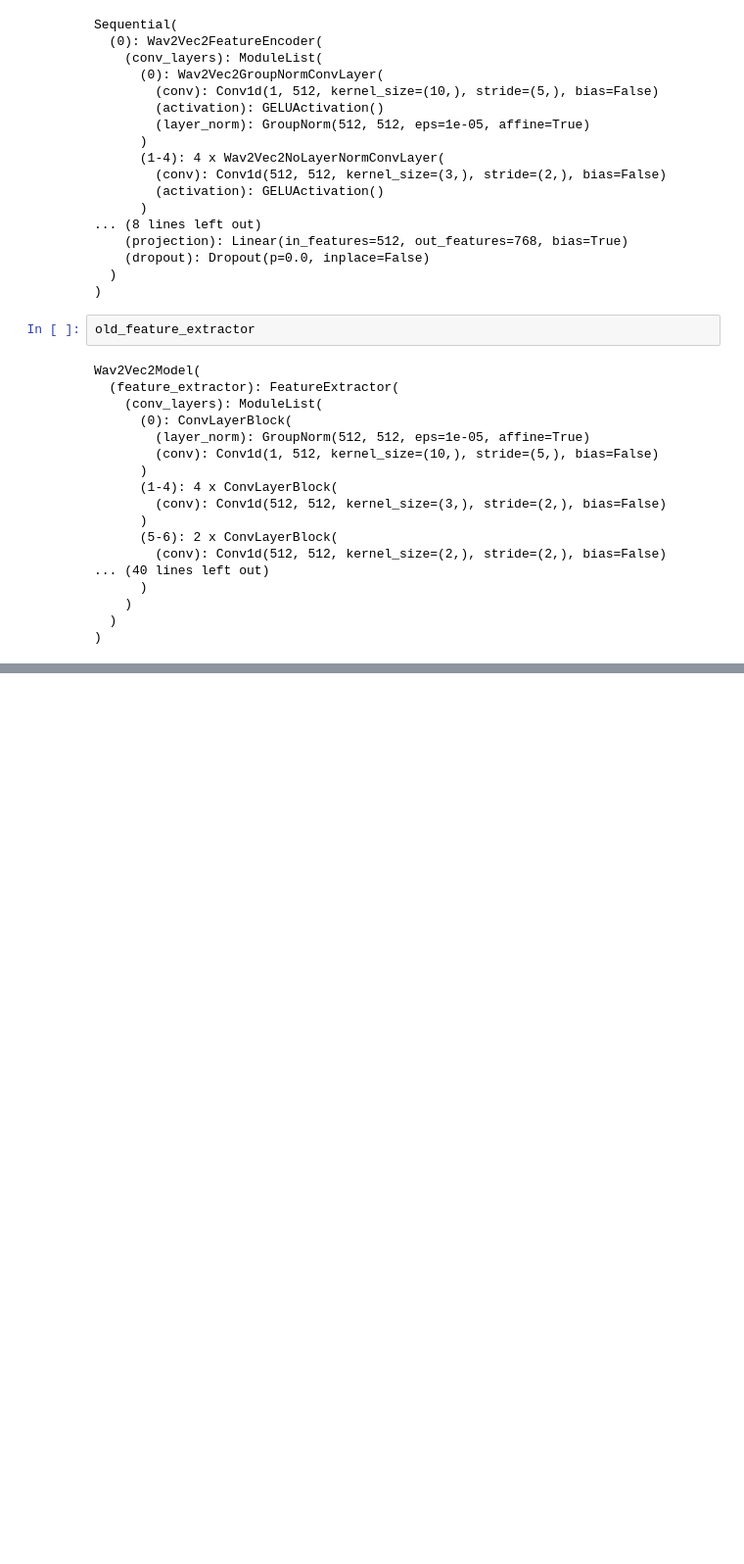
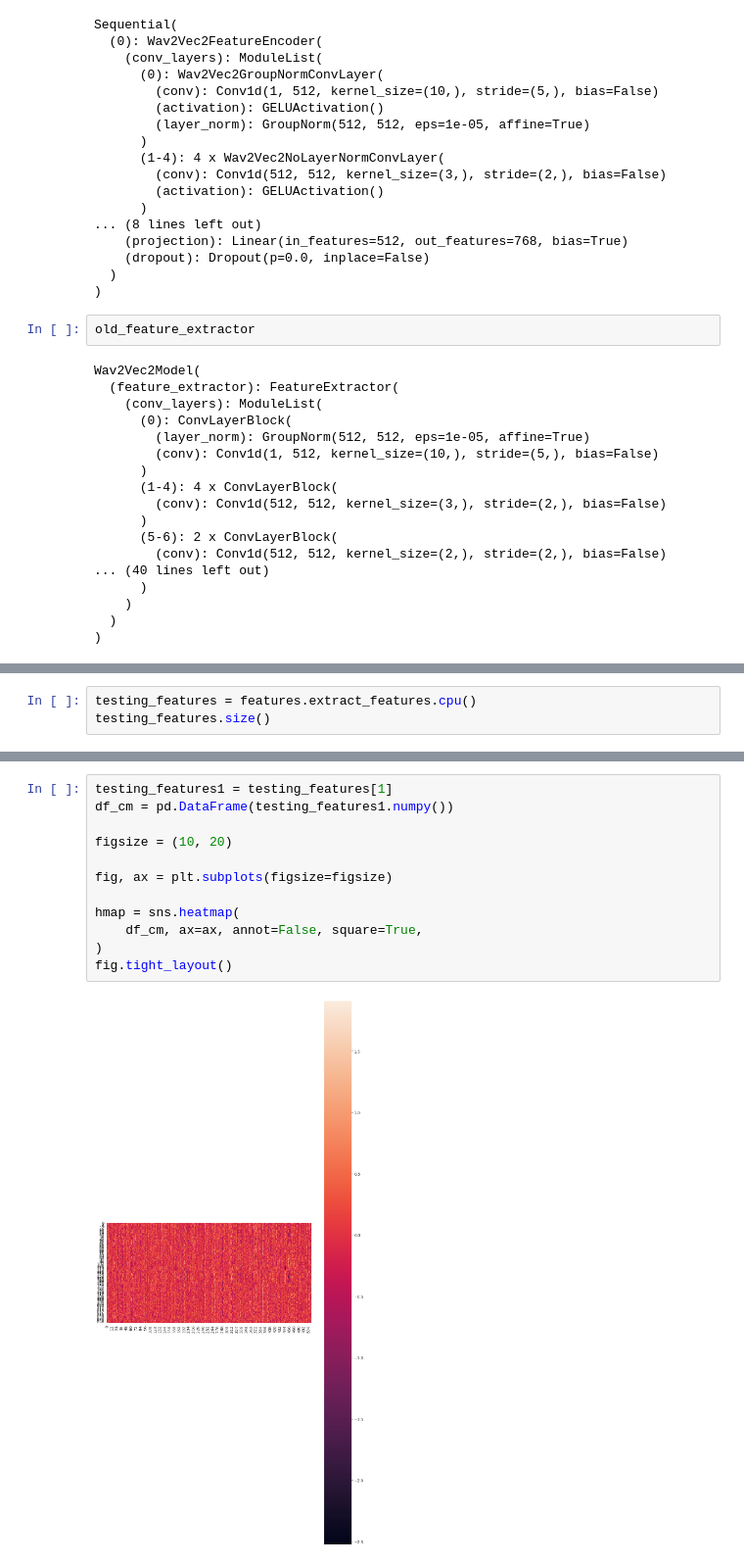
Before and after one commit to 2Maze/emotions-classify, a Jupyter notebook: notebooks/test.ipynb, the cells around one changed output, grey strips where cells are left out. Shown: that part at 98% size. Saved outputs shown, nothing was run; the diff lists cells and outputs as text; blank space fills up the shorter version.

```diff
--- a/notebooks/test.ipynb
+++ b/notebooks/test.ipynb
@@ -140,0 +184,3 @@ param_groups
+# %%
+testing_features = features.extract_features.cpu()
+testing_features.size()
@@ -140,0 +198,14 @@ param_groups
+# %%
+testing_features1 = testing_features[1]
+df_cm = pd.DataFrame(testing_features1.numpy())
+
+figsize = (10, 20)
+
+fig, ax = plt.subplots(figsize=figsize)
+
+hmap = sns.heatmap(
+    df_cm, ax=ax, annot=False, square=True,
+)
+fig.tight_layout()
+# %% [output]
+[figure, added]
```
Also changed, not shown: parts of 13 cells of this notebook, 4 other files.
